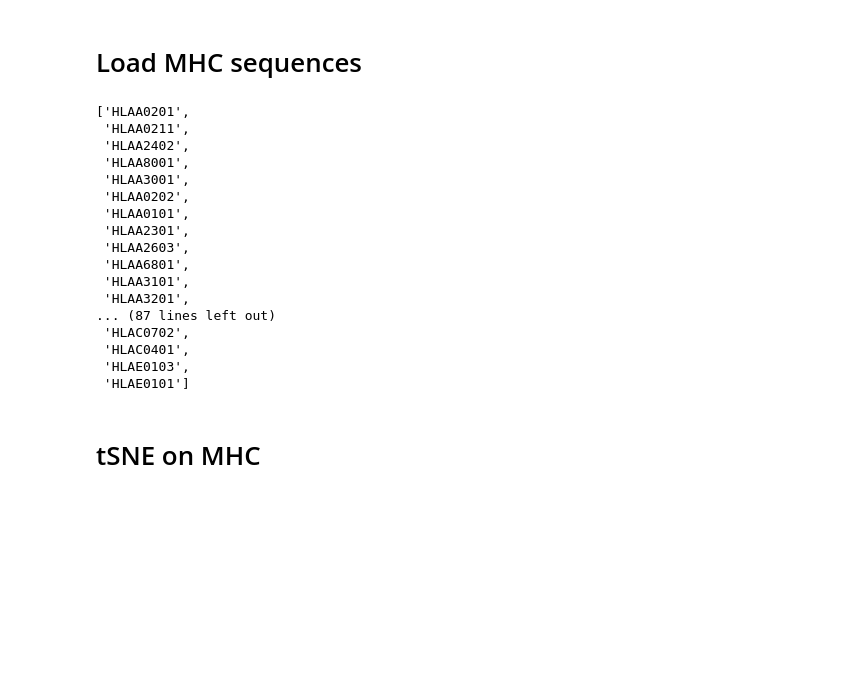
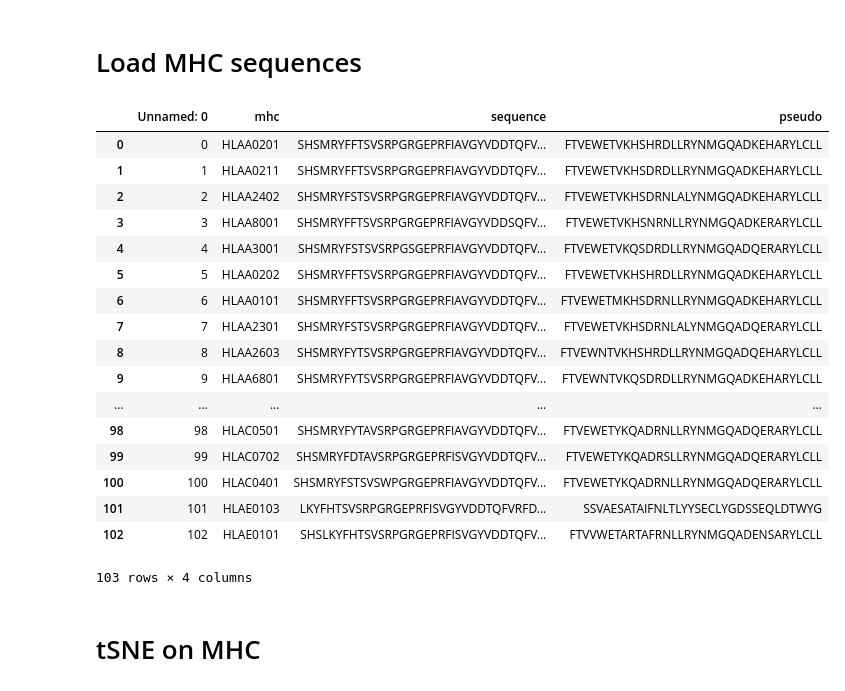
Before and after one commit to imminfo/mhc, a Jupyter notebook: clustering.ipynb, the cells around one changed output. Cells and saved outputs as stored; diff of their text form; code cells hidden in the pictures; blank space fills up the shorter version.

```diff
--- a/clustering.ipynb
+++ b/clustering.ipynb
@@ -67,25 +76,26 @@ def pv_sum(seq, protvec=protvec):
 # Load MHC sequences
 # %%
 mhc_df = pd.read_csv("data/mhc_seq_imghtla.csv")
-list(mhc_df.mhc)
+mhc_df
 # %% [output]
+|  | Unnamed: 0 | mhc | sequence | pseudo |
+| 0 | 0 | HLAA0201 | SHSMRYFFTSVSRPGRGEPRFIAVGYVDDTQFV... | FTVEWETVKHSHRDLLRYNMGQADKEHARYLCLL |
+| 1 | 1 | HLAA0211 | SHSMRYFFTSVSRPGRGEPRFIAVGYVDDTQFV... | FTVEWETVKHSDRDLLRYNMGQADKEHARYLCLL |
+| 2 | 2 | HLAA2402 | SHSMRYFSTSVSRPGRGEPRFIAVGYVDDTQFV... | FTVEWETVKHSDRNLALYNMGQADKEHARYLCLL |
+| 3 | 3 | HLAA8001 | SHSMRYFFTSVSRPGRGEPRFIAVGYVDDSQFV... | FTVEWETVKHSNRNLLRYNMGQADKERARYLCLL |
+| 4 | 4 | HLAA3001 | SHSMRYFSTSVSRPGSGEPRFIAVGYVDDTQFV... | FTVEWETVKQSDRDLLRYNMGQADQERARYLCLL |
+| 5 | 5 | HLAA0202 | SHSMRYFFTSVSRPGRGEPRFIAVGYVDDTQFV... | FTVEWETVKHSHRDLLRYNMGQADKEHARYLCLL |
+| 6 | 6 | HLAA0101 | SHSMRYFFTSVSRPGRGEPRFIAVGYVDDTQFV... | FTVEWETMKHSDRNLLRYNMGQADKEHARYLCLL |
+| 7 | 7 | HLAA2301 | SHSMRYFSTSVSRPGRGEPRFIAVGYVDDTQFV... | FTVEWETVKHSDRNLALYNMGQADQERARYLCLL |
+| 8 | 8 | HLAA2603 | SHSMRYFYTSVSRPGRGEPRFIAVGYVDDTQFV... | FTVEWNTVKHSHRDLLRYNMGQADQEHARYLCLL |
+| 9 | 9 | HLAA6801 | SHSMRYFYTSVSRPGRGEPRFIAVGYVDDTQFV... | FTVEWNTVKQSDRDLLRYNMGQADKEHARYLCLL |
+| ... | ... | ... | ... | ... |
+| 98 | 98 | HLAC0501 | SHSMRYFYTAVSRPGRGEPRFIAVGYVDDTQFV... | FTVEWETYKQADRNLLRYNMGQADQERARYLCLL |
+| 99 | 99 | HLAC0702 | SHSMRYFDTAVSRPGRGEPRFISVGYVDDTQFV... | FTVEWETYKQADRSLLRYNMGQADQERARYLCLL |
+| 100 | 100 | HLAC0401 | SHSMRYFSTSVSWPGRGEPRFIAVGYVDDTQFV... | FTVEWETYKQADRNLLRYNMGQADQERARYLCLL |
+| 101 | 101 | HLAE0103 | LKYFHTSVSRPGRGEPRFISVGYVDDTQFVRFD... | SSVAESATAIFNLTLYYSECLYGDSSEQLDTWYG |
+| 102 | 102 | HLAE0101 | SHSLKYFHTSVSRPGRGEPRFISVGYVDDTQFV... | FTVVWETARTAFRNLLRYNMGQADENSARYLCLL |
-['HLAA0201',
- 'HLAA0211',
- 'HLAA2402',
- 'HLAA8001',
- 'HLAA3001',
- 'HLAA0202',
- 'HLAA0101',
- 'HLAA2301',
- 'HLAA2603',
- 'HLAA6801',
- 'HLAA3101',
- 'HLAA3201',
-... (87 lines left out)
- 'HLAC0702',
- 'HLAC0401',
- 'HLAE0103',
- 'HLAE0101']
+103 rows × 4 columns
 # %% [markdown]
 # tSNE on MHC
 # %%
```
Also changed, not shown: parts of 13 cells of this notebook, 3 other files.
